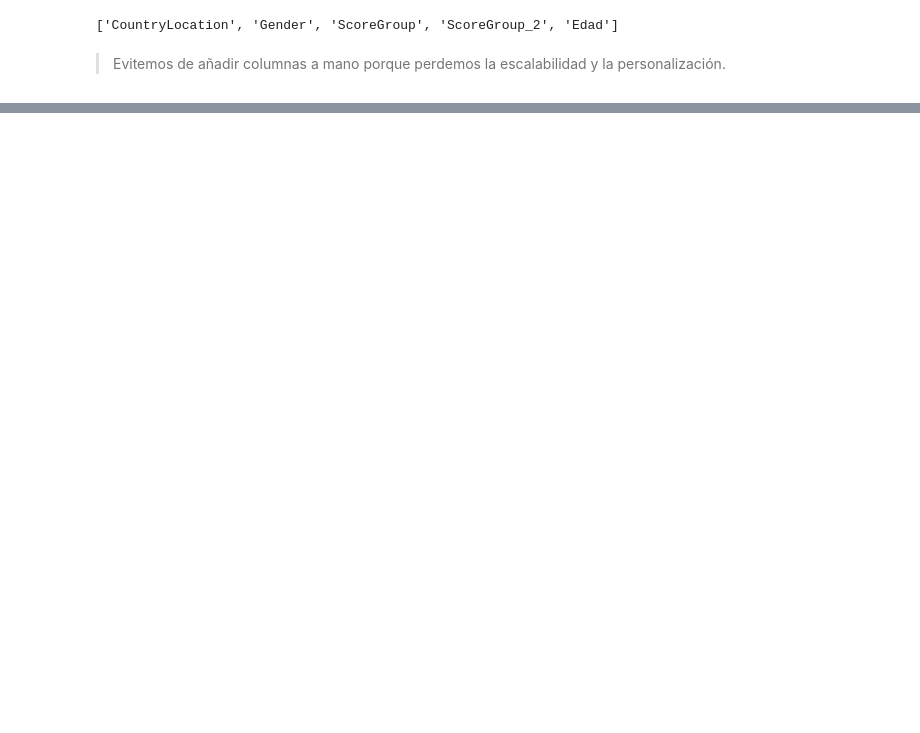
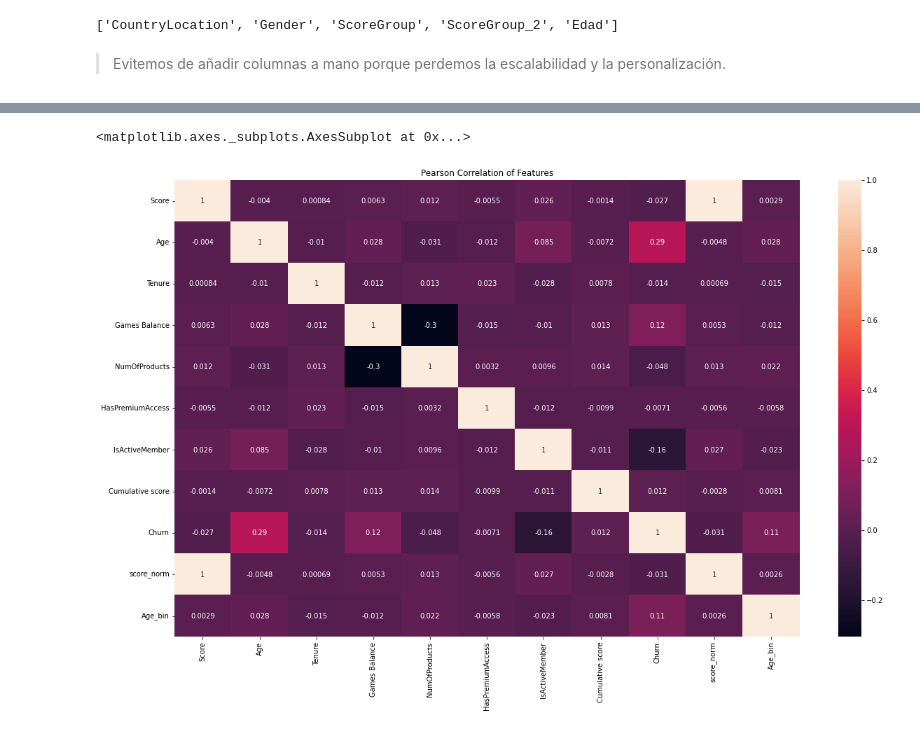
Before and after one commit to talitacardenas/The_Bridge_School_DataScience_PT, a Jupyter notebook: 99_Challenges/05_Predict_Customer_Churn/solucion_parcial_Challenge_5_Predict_Customer_Churn_v1_0.ipynb, the cells around one changed output, grey strips where cells are left out. Saved outputs shown, nothing was run; the diff lists cells and outputs as text; code cells hidden in the pictures; blank space fills up the shorter version.

```diff
--- a/99_Challenges/05_Predict_Customer_Churn/solucion_parcial_Challenge_5_Predict_Customer_Churn_v1_0.ipynb
+++ b/99_Challenges/05_Predict_Customer_Churn/solucion_parcial_Challenge_5_Predict_Customer_Churn_v1_0.ipynb
@@ -747,0 +861,3 @@ cols = ['CountryLocation', 'Gender', 'ScoreGroup', 'ScoreGroup_2', 'Edad']
+# %%
+correlation_matrix = df.corr()
+correlation_matrix
@@ -747,0 +877,7 @@ cols = ['CountryLocation', 'Gender', 'ScoreGroup', 'ScoreGroup_2', 'Edad']
+# %%
+plt.figure(figsize=(20.0,12.0))
+plt.title('Pearson Correlation of Features')
+sns.heatmap(correlation_matrix, annot=True)
+# %% [output]
+<matplotlib.axes._subplots.AxesSubplot at 0x...>
+[figure, added]
```
Also changed, not shown: parts of 47 cells of this notebook.
